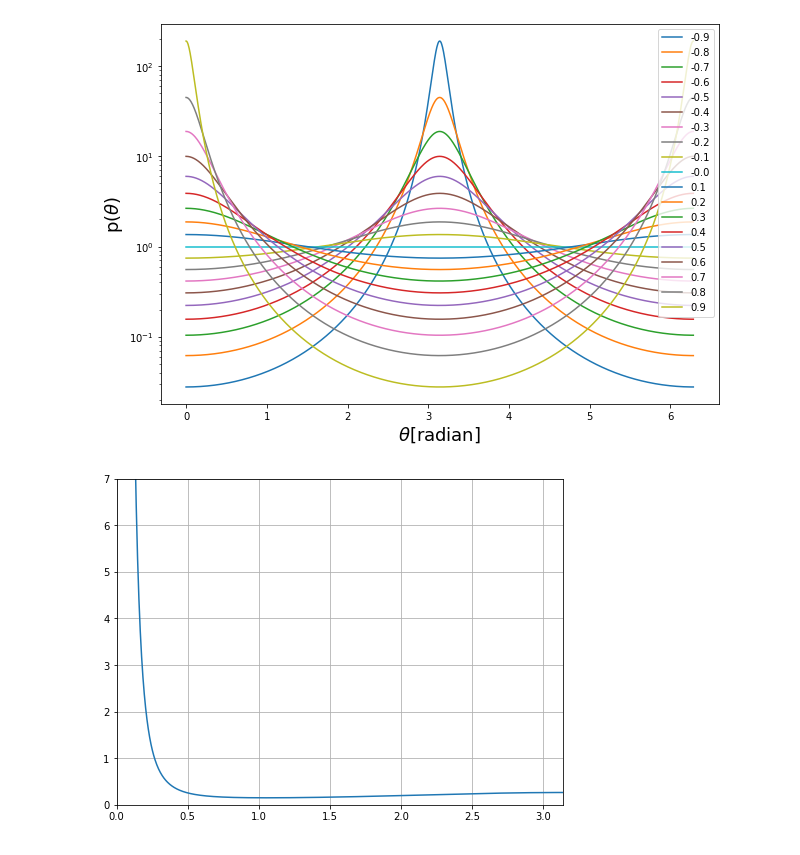
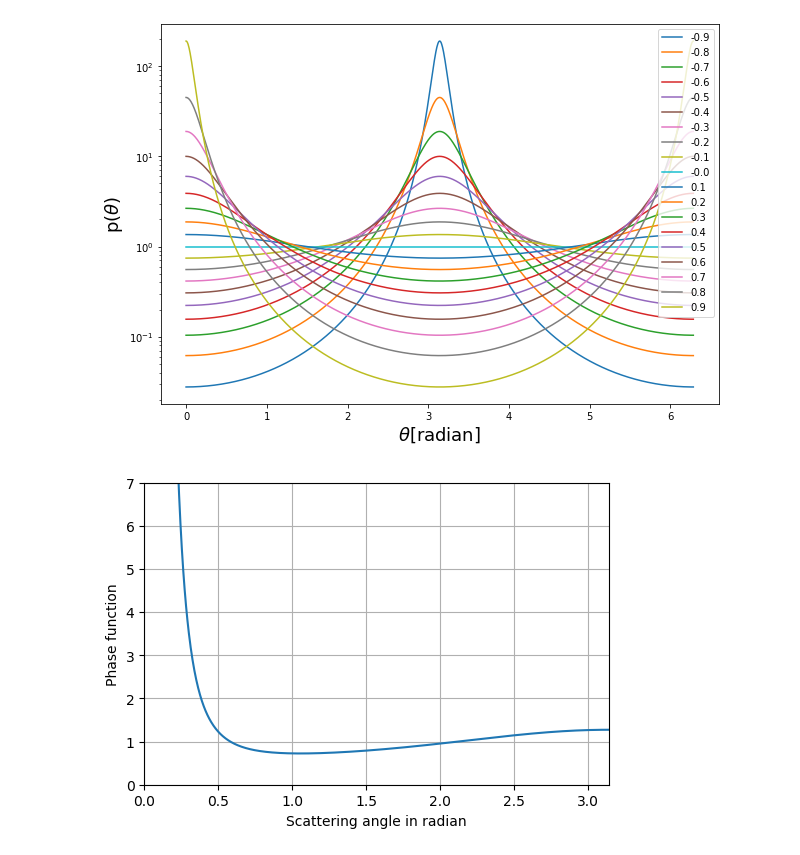
Before and after one commit to ruoyanwangdr/Cataloging-and-Visualizing-Cradles-of-Planet-Formation, a Jupyter notebook: diskmodel/Henyey-Greenstein scattering function.ipynb, the cells around one changed output. Cells and saved outputs as stored; diff of their text form; code cells hidden in the pictures.

```diff
--- a/diskmodel/Henyey-Greenstein scattering function.ipynb
+++ b/diskmodel/Henyey-Greenstein scattering function.ipynb
@@ -23,28 +23,30 @@ plt.show()
 # %% [output]
 [figure]
 # %%
-g1 = 0.99 #4.0
-g2 = -0.14 #0.82
-w1 = 0.83
-w2 = 0.17
+g1 = 0.99
+g2 = -0.14
+w1 = 4.0
+w2 = 0.82
 g = -0.9
 phi = np.linspace(0, np.pi, 1000)
 
 def hg(g, phi):
     p = (1 - g**2)/(1 + g**2 - 2*g*np.cos(phi))**(3/2)
     return p
 #plt.figure()
 #plt.plot(phi, hg(g,phi))
 #plt.yscale('log')
 
 def hg2(g1, w1, g2, w2, phi):
     p2 = w1*hg(g1, phi) + w2*hg(g2, phi)
     return p2
 
-plt.figure(figsize=(8,6))
+plt.figure(dpi=100)
 plt.plot(phi,hg2(g1, w1, g2, w2, phi))
 plt.xlim(0, np.pi)
 plt.ylim(0,7)
+plt.xlabel('Scattering angle in radian')
+plt.ylabel('Phase function')
 plt.grid()
 # %% [output]
-[figure, old version]
+[figure, new version]
```
